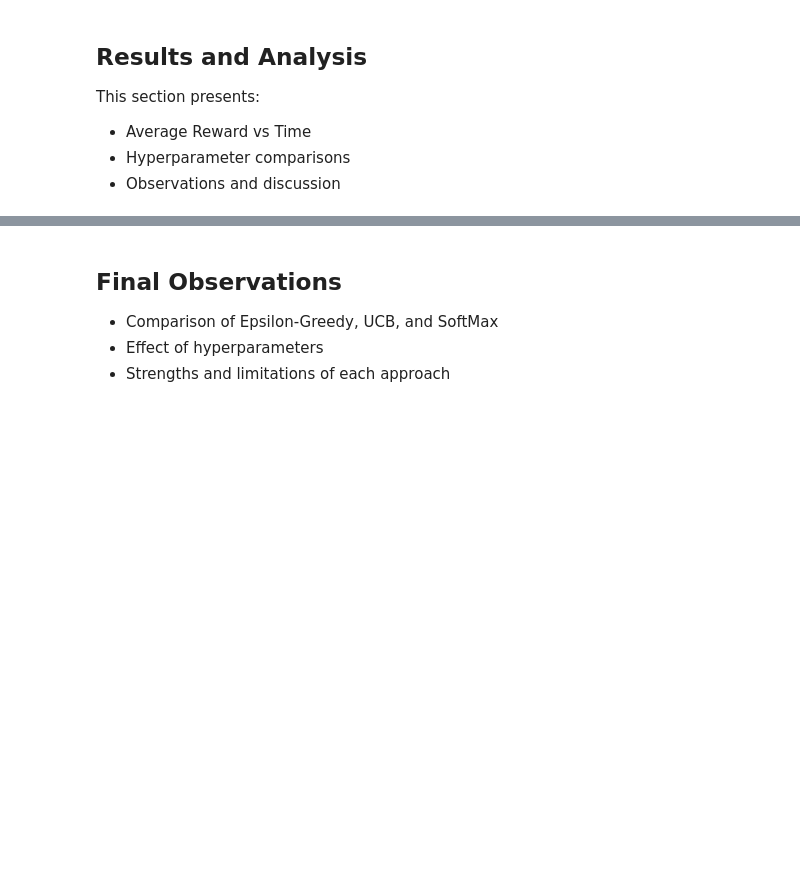
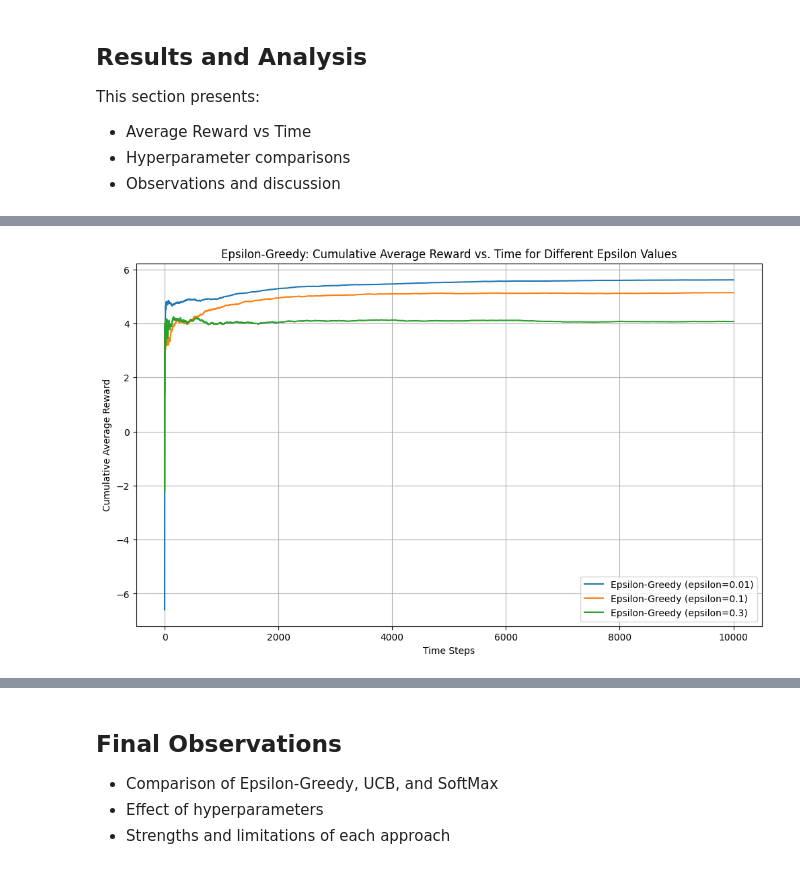
Before and after one commit to RamamAgarwal/lab3-contextual-bandit, a Jupyter notebook: lab3_results_U20230069.ipynb, the cells around one changed output, grey strips where cells are left out. Cells and saved outputs as stored; diff of their text form; code cells hidden in the pictures; blank space fills up the shorter version.

```diff
--- a/lab3_results_U20230069.ipynb
+++ b/lab3_results_U20230069.ipynb
@@ -272,3 +279,25 @@ Rewards are obtained using `sampler.sample(j)`.
 | 0–3          | Entertainment, Education, Tech, Crime | User1 |
 | 4–7          | Entertainment, Education, Tech, Crime | User2 |
 | 8–11         | Entertainment, Education, Tech, Crime | User3 |
+# %%
+news_categories = ['Entertainment', 'Education', 'Tech', 'Crime']
+user_contexts = ['user_1', 'user_2', 'user_3']
+
+# Create forward mapping: (user_context, news_category) -> arm_index
+arm_mapping = {}
+arm_index_counter = 0
+for user_context in user_contexts:
+    for news_category in news_categories:
+        arm_mapping[(user_context, news_category)] = arm_index_counter
+        arm_index_counter += 1
+
+# Create reverse mapping: arm_index -> (user_context, news_category)
+reverse_arm_mapping = {v: k for k, v in arm_mapping.items()}
+
+print("Arm Mapping (user_context, news_category) -> arm_index:")
+for (user, category), index in arm_mapping.items():
+    print(f"  ('{user}', '{category}'): {index}")
+
+print("\nReverse Arm Mapping arm_index -> (user_context, news_category):")
+for index, (user, category) in reverse_arm_mapping.items():
+    print(f"  {index}: ('{user}', '{category}')")
@@ -299,0 +846,13 @@ This section presents:
+# %%
+plt.figure(figsize=(12, 7))
+for epsilon_val, rewards_list in epsilon_greedy_hyperparam_results.items():
+    plt.plot(rewards_list, label=f'Epsilon-Greedy (epsilon={epsilon_val})')
+
+plt.title('Epsilon-Greedy: Cumulative Average Reward vs. Time for Different Epsilon Values')
+plt.xlabel('Time Steps')
+plt.ylabel('Cumulative Average Reward')
+plt.legend()
+plt.grid(True)
+plt.show()
+# %% [output]
+[figure, added]
```
Also changed, not shown: parts of 17 cells of this notebook.
